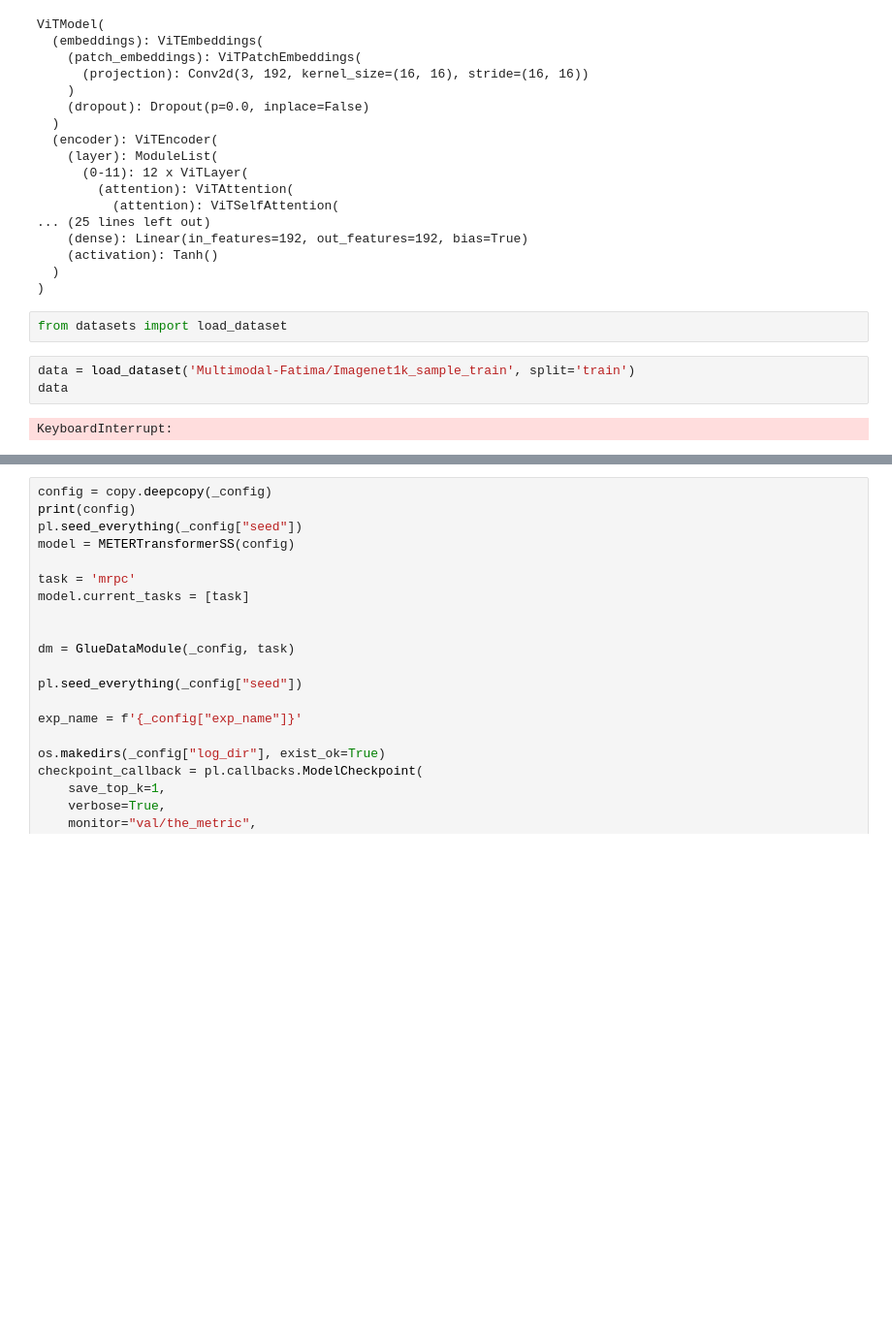
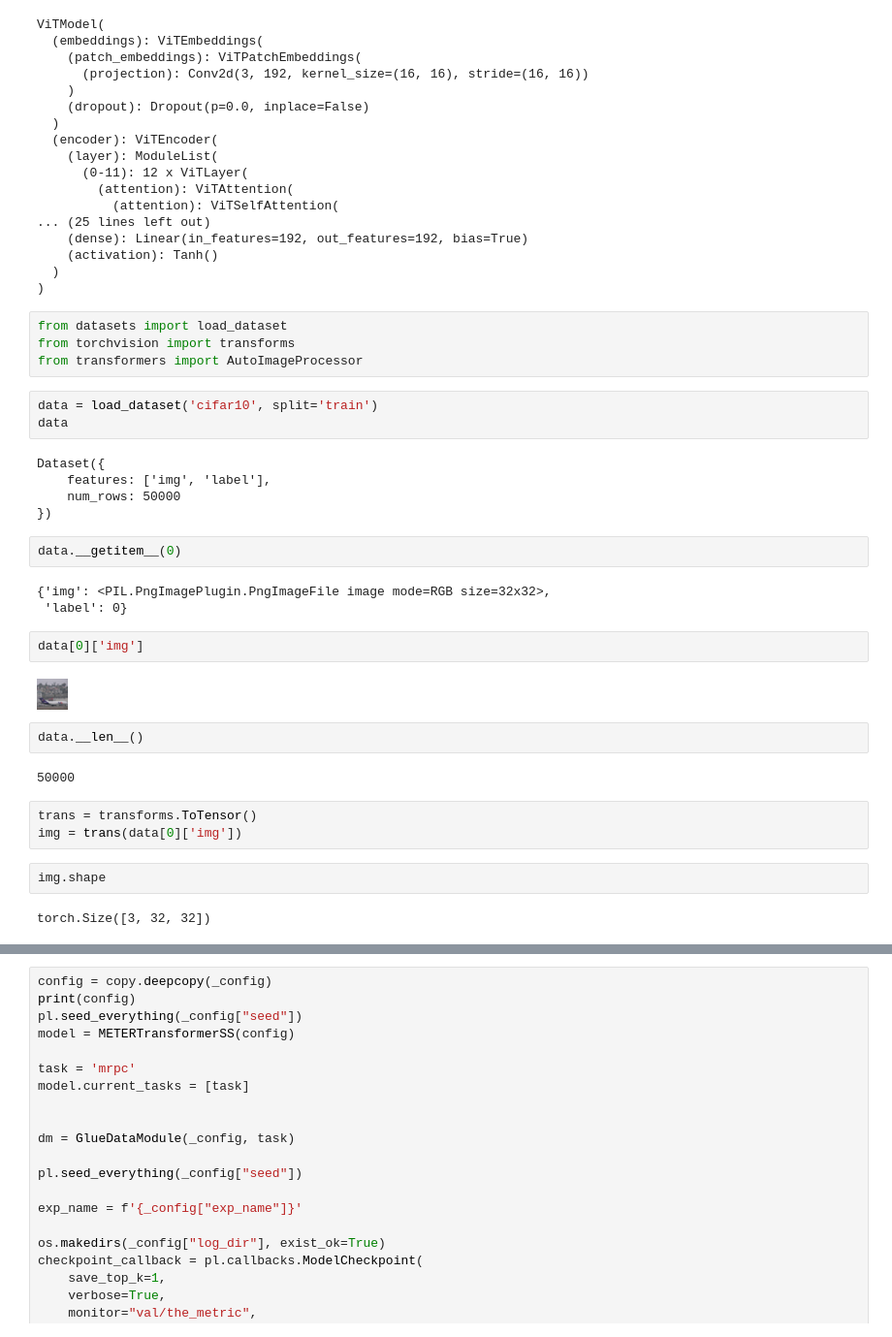
Before and after one commit to claytonfields/renaissance, a Jupyter notebook: dev_image_only.ipynb, the cells around one changed output, grey strips where cells are left out. Shown: that part at 97% size. Drawn from its saved outputs; the diff is of its cells as text; blank space fills up the shorter version.

Commit message:
Completed initial funtioning task for CIFAR-10 image only classification task.

```diff
--- a/dev_image_only.ipynb
+++ b/dev_image_only.ipynb
@@ -176,8 +177,33 @@ ViTModel(
 )
 # %%
 from datasets import load_dataset
+from torchvision import transforms
+from transformers import AutoImageProcessor
 # %%
-data = load_dataset('Multimodal-Fatima/Imagenet1k_sample_train', split='train')
+data = load_dataset('cifar10', split='train')
 data
 # %% [output]
-KeyboardInterrupt:
+Dataset({
+    features: ['img', 'label'],
+    num_rows: 50000
+})
+# %%
+data.__getitem__(0)
+# %% [output]
+{'img': <PIL.PngImagePlugin.PngImageFile image mode=RGB size=32x32>,
+ 'label': 0}
+# %%
+data[0]['img']
+# %% [output]
+[figure, added]
+# %%
+data.__len__()
+# %% [output]
+50000
+# %%
+trans = transforms.ToTensor()
+img = trans(data[0]['img'])
+# %%
+img.shape
+# %% [output]
+torch.Size([3, 32, 32])
```
Also changed, not shown: parts of 10 cells of this notebook, 4 other files.
